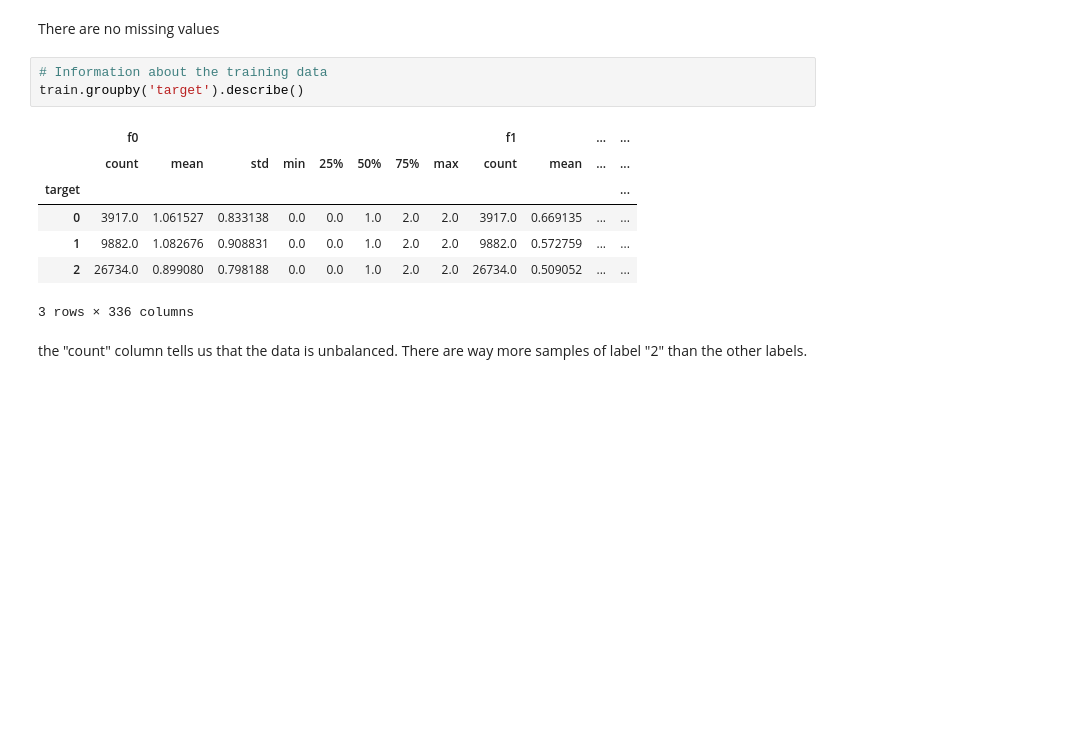
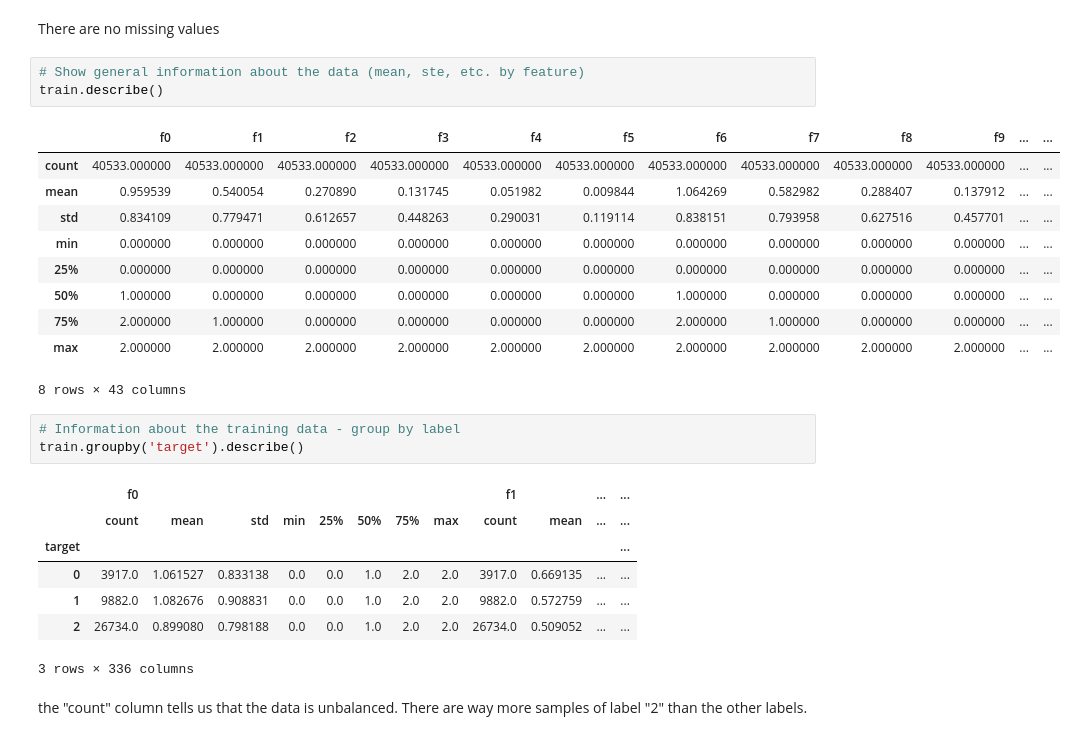
Before and after one commit to guy120494/AppliedMachineLearningCourseBGU, a Jupyter notebook: hw2/experiment.ipynb, the cells around one changed output. Cells and saved outputs as stored; diff of their text form; blank space fills up the shorter version.

```diff
--- a/hw2/experiment.ipynb
+++ b/hw2/experiment.ipynb
@@ -52,8 +58,22 @@ target    0
 dtype: int64
 # %% [markdown]
 There are no missing values
+# %%
+# Show general information about the data (mean, ste, etc. by feature)
+train.describe()
+# %% [output]
+|  | f0 | f1 | f2 | f3 | f4 | f5 | f6 | f7 | f8 | f9 | ... | ... |
+| count | 40533.000000 | 40533.000000 | 40533.000000 | 40533.000000 | 40533.000000 | 40533.000000 | 40533.000000 | 40533.000000 | 40533.000000 | 40533.000000 | ... | ... |
+| mean | 0.959539 | 0.540054 | 0.270890 | 0.131745 | 0.051982 | 0.009844 | 1.064269 | 0.582982 | 0.288407 | 0.137912 | ... | ... |
+| std | 0.834109 | 0.779471 | 0.612657 | 0.448263 | 0.290031 | 0.119114 | 0.838151 | 0.793958 | 0.627516 | 0.457701 | ... | ... |
+| min | 0.000000 | 0.000000 | 0.000000 | 0.000000 | 0.000000 | 0.000000 | 0.000000 | 0.000000 | 0.000000 | 0.000000 | ... | ... |
+| 25% | 0.000000 | 0.000000 | 0.000000 | 0.000000 | 0.000000 | 0.000000 | 0.000000 | 0.000000 | 0.000000 | 0.000000 | ... | ... |
+| 50% | 1.000000 | 0.000000 | 0.000000 | 0.000000 | 0.000000 | 0.000000 | 1.000000 | 0.000000 | 0.000000 | 0.000000 | ... | ... |
+| 75% | 2.000000 | 1.000000 | 0.000000 | 0.000000 | 0.000000 | 0.000000 | 2.000000 | 1.000000 | 0.000000 | 0.000000 | ... | ... |
+| max | 2.000000 | 2.000000 | 2.000000 | 2.000000 | 2.000000 | 2.000000 | 2.000000 | 2.000000 | 2.000000 | 2.000000 | ... | ... |
+8 rows × 43 columns
 # %%
-# Information about the training data
+# Information about the training data - group by label
 train.groupby('target').describe()
 # %% [output]
 |  | f0 |  |  |  |  |  |  |  | f1 |  | ... | ... |
```
Also changed, not shown: parts of 21 cells of this notebook.
